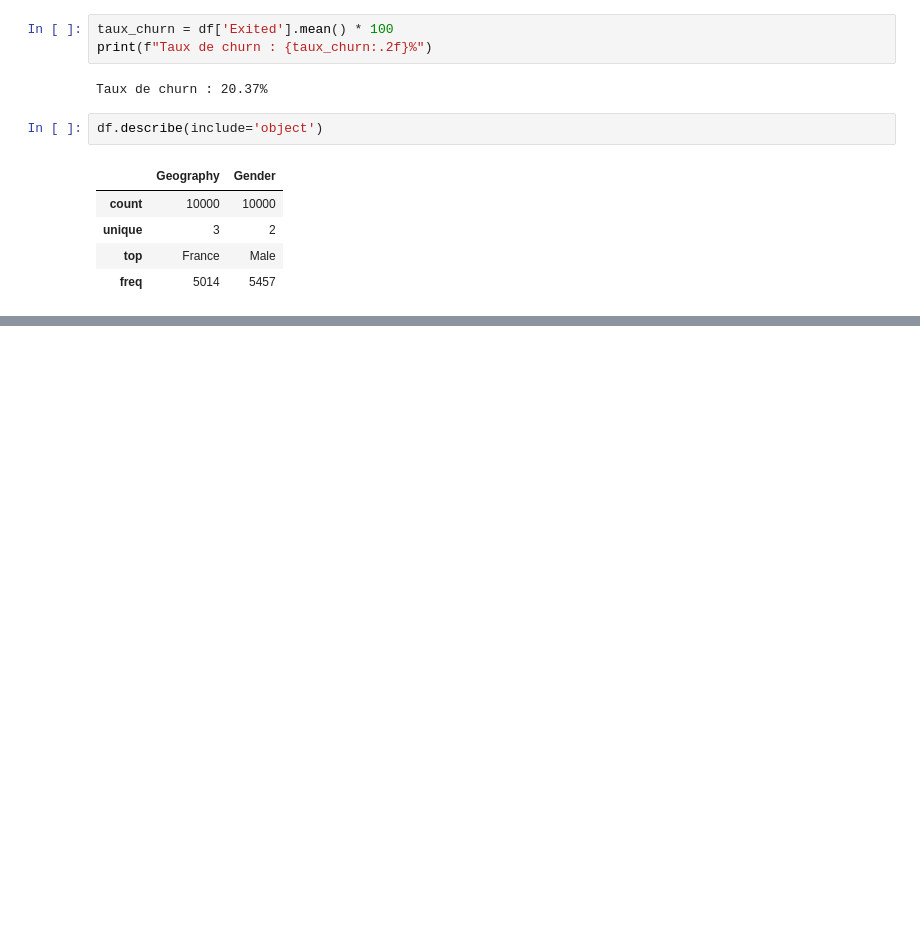
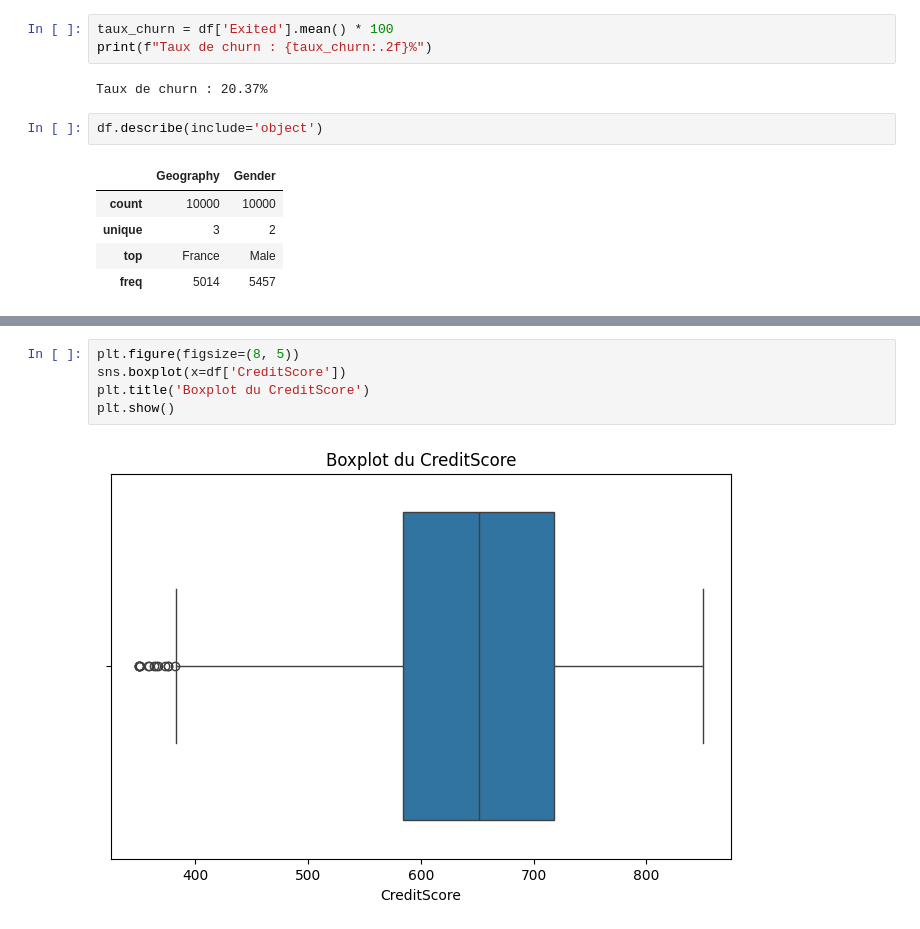
Before and after one commit to Haider-Dev01/MACHINE_LEARNING, a Jupyter notebook: classification/classificatio.ipynb, the cells around one changed output, grey strips where cells are left out. Saved outputs shown, nothing was run; the diff lists cells and outputs as text; blank space fills up the shorter version.

```diff
--- a/classification/classificatio.ipynb
+++ b/classification/classificatio.ipynb
@@ -131,0 +164,7 @@ df.describe(include='object')
+# %%
+plt.figure(figsize=(8, 5))
+sns.boxplot(x=df['CreditScore'])
+plt.title('Boxplot du CreditScore')
+plt.show()
+# %% [output]
+[figure, added]
```
Also changed, not shown: parts of 18 cells of this notebook.
